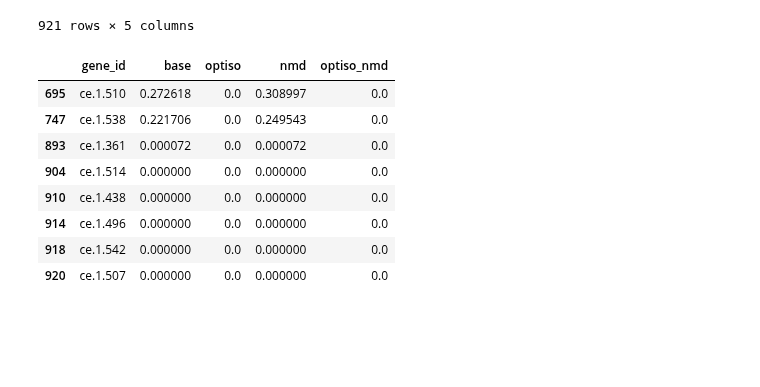
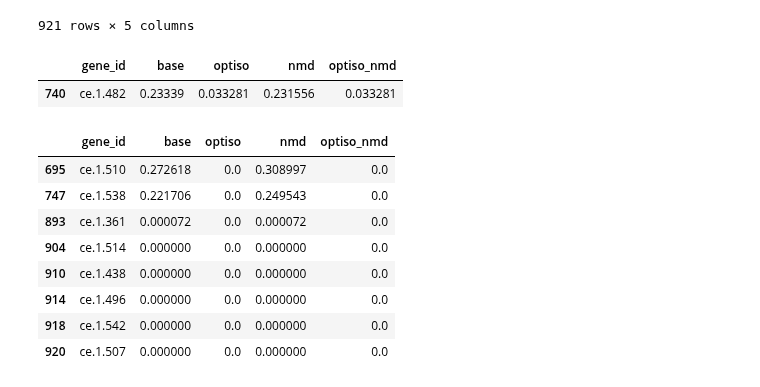
Before and after one commit to KorfLab/isoforms, a Jupyter notebook: APCanalysis/apc_paper.ipynb, the cells around one changed output. Cells and saved outputs as stored; diff of their text form; code cells hidden in the pictures; blank space fills up the shorter version.

```diff
--- a/APCanalysis/apc_paper.ipynb
+++ b/APCanalysis/apc_paper.ipynb
@@ -202,3 +202,8 @@ dists
 | 919 | ce.1.500 | 0.000000 | 0.129710 | 0.000000 | 0.335794 |
 | 920 | ce.1.507 | 0.000000 | 0.000000 | 0.000000 | 0.000000 |
 921 rows × 5 columns
+# %%
+dists[dists['gene_id'] == 'ce.1.482']
+# %% [output]
+|  | gene_id | base | optiso | nmd | optiso_nmd |
+| 740 | ce.1.482 | 0.23339 | 0.033281 | 0.231556 | 0.033281 |
```
Also changed, not shown: parts of 20 cells of this notebook, 2 other files.
